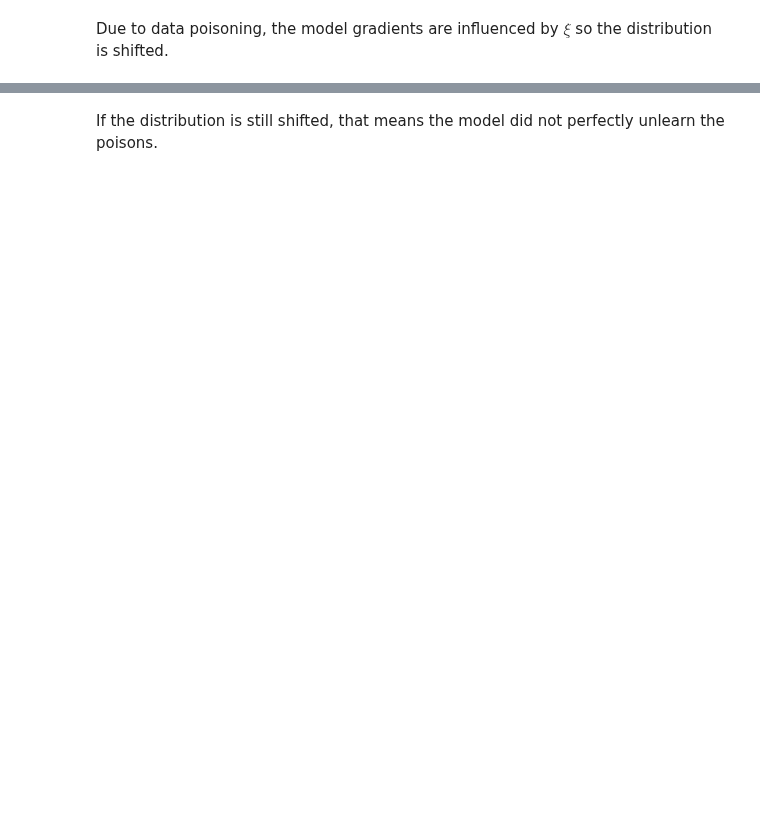
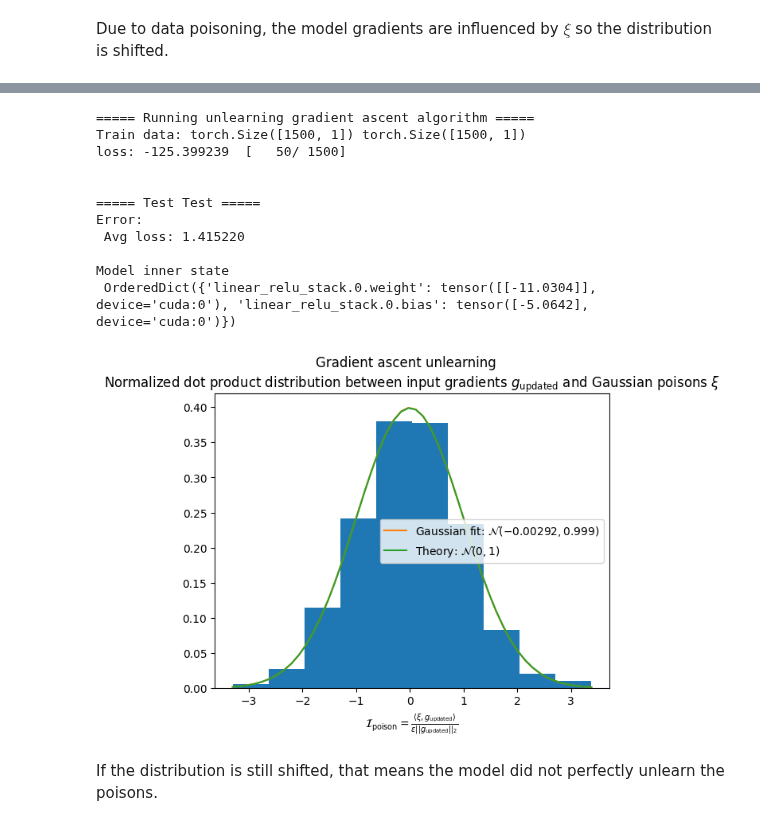
Before and after one commit to AI-Safety-X2023/playground, a Jupyter notebook: implementations/gaussian_poisoning.ipynb, the cells around one changed output, grey strips where cells are left out. Drawn from its saved outputs; the diff is of its cells as text; code cells hidden in the pictures; blank space fills up the shorter version.

```diff
--- a/implementations/gaussian_poisoning.ipynb
+++ b/implementations/gaussian_poisoning.ipynb
@@ -386,2 +499,26 @@ loss: -0.000000  [   50/  150]
+# %%
+unlearner_model = deepcopy(model)
+unlearn_ga(unlearner_model, loss_func, opt)
+inspect_model(unlearner_model, 'After unlearn_ga')
+test(valid_dl_corrupted, unlearner_model, loss_func)
+evaluate_unlearning(
+    unlearner_model, loss_func, attack_dl,
+    xi_name=r'Gaussian poisons $\xi$',
+    g_name=r'g_{\mathrm{updated}}',
+    method='Gradient ascent unlearning',
+)
+# %% [output]
+===== Running unlearning gradient ascent algorithm =====
+Train data: torch.Size([1500, 1]) torch.Size([1500, 1])
+loss: -125.399239  [   50/ 1500]
+
+
+===== Test Test =====
+Error:
+ Avg loss: 1.415220
+
+Model inner state
+ OrderedDict({'linear_relu_stack.0.weight': tensor([[-11.0304]], device='cuda:0'), 'linear_relu_stack.0.bias': tensor([-5.0642], device='cuda:0')})
+[figure, added]
 # %% [markdown]
 If the distribution is still shifted, that means the model did not perfectly unlearn the poisons.
```
Also changed, not shown: parts of 27 cells of this notebook.
